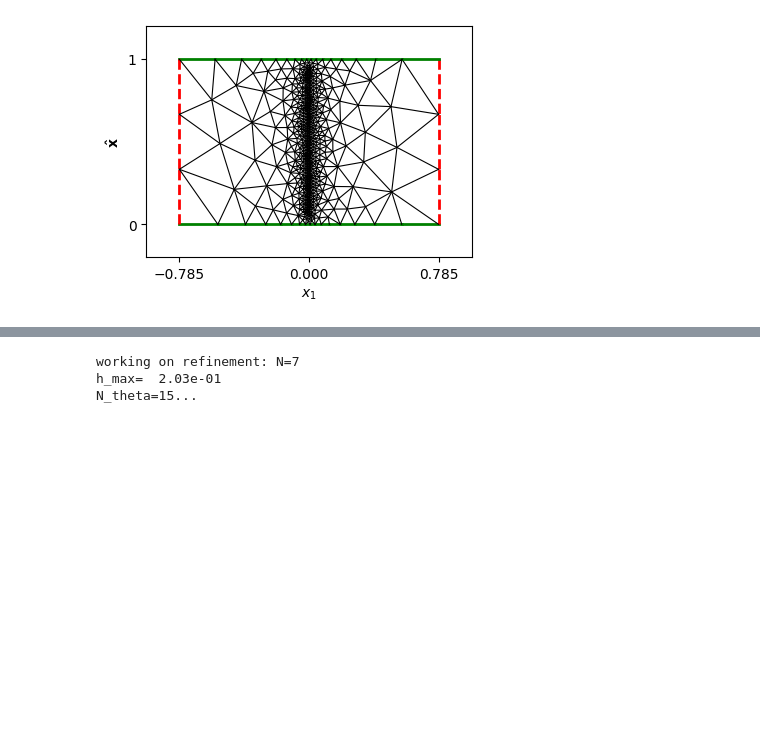
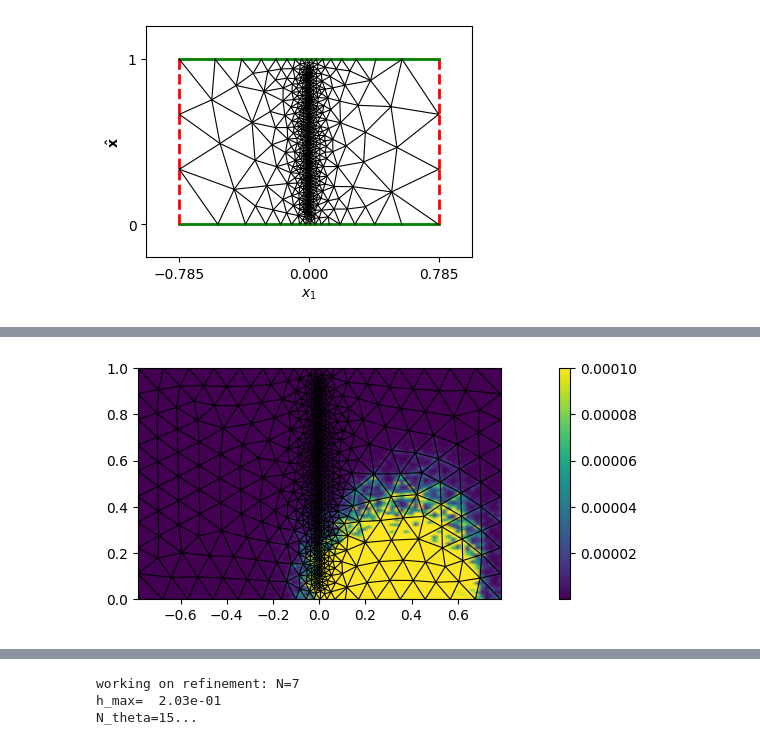
Before and after one commit to MPenaR/UWVFTrefftz, a Jupyter notebook: src/sandbox.ipynb, the cells around one changed output, grey strips where cells are left out. Cells and saved outputs as stored; diff of their text form; code cells hidden in the pictures; blank space fills up the shorter version.

```diff
--- a/src/sandbox.ipynb
+++ b/src/sandbox.ipynb
@@ -217,0 +283,5 @@ plt.savefig('fine_barrier_with_022_rescaling.png')
+# %%
+Domain.plot_field(X,Y,np.abs(u_exact-u_Trefft), vmax=1E-4, show_edges=True)
+plt.savefig('error_raw.pdf')
+# %% [output]
+[figure, added]
```
Also changed, not shown: parts of 19 cells of this notebook, 14 other files.
